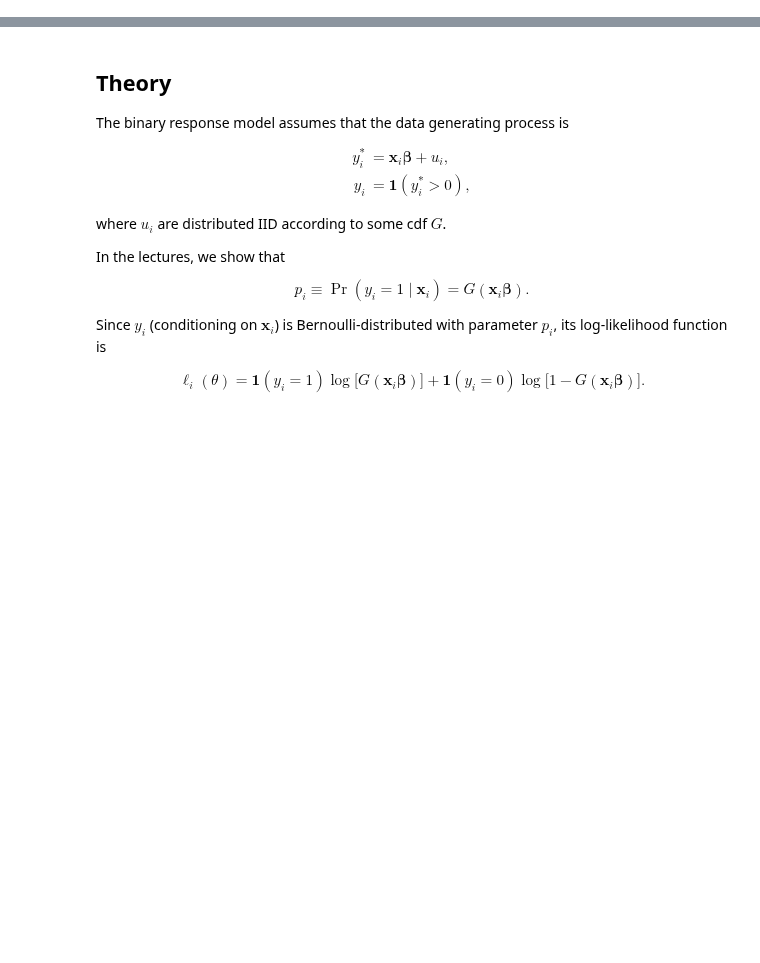
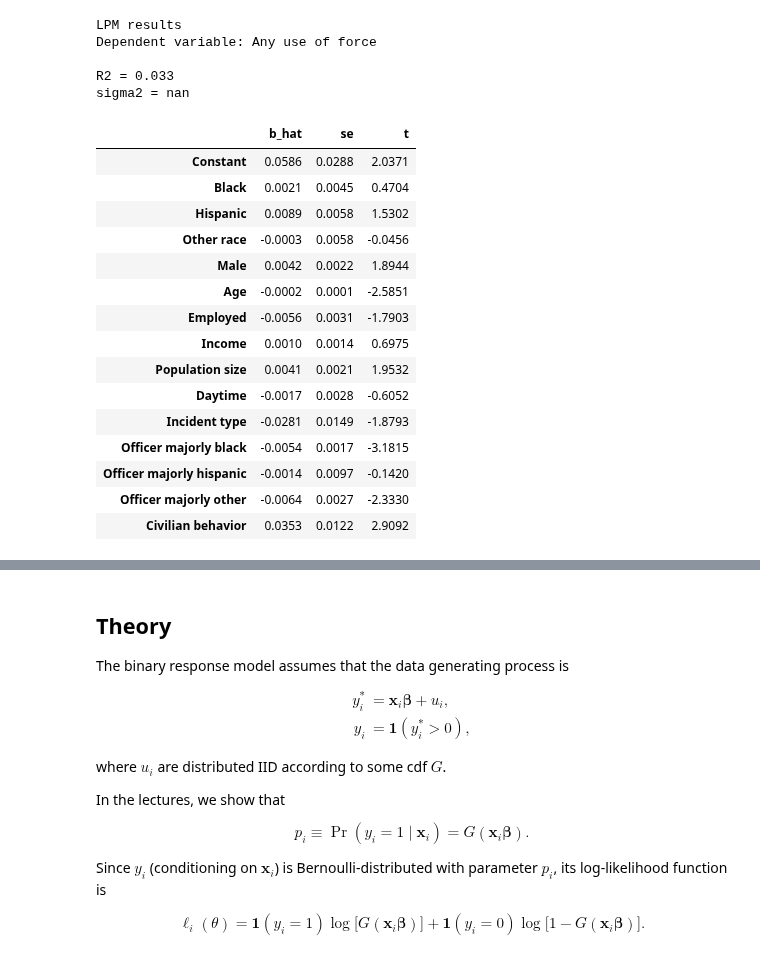
Before and after one commit to anl1313/AME_2025, a Jupyter notebook: Assignments/Project 3/Project 3 kode livia.ipynb, the cells around one changed output, grey strips where cells are left out. Drawn from its saved outputs; the diff is of its cells as text; code cells hidden in the pictures; blank space fills up the shorter version.

```diff
--- a/Assignments/Project 3/Project 3 kode livia.ipynb
+++ b/Assignments/Project 3/Project 3 kode livia.ipynb
@@ -39,0 +63,35 @@ np.count_nonzero(data['anyuseofforce_coded']) / len(data) # corresponding to 0,5
+# %%
+# table with summary statistics conditional on race and interaction
+# a. make columns for each race and full sample
+full_sample = data
+white_only = data[data['swhite'] == 1]
+black_only = data[data['sblack'] == 1]
+hispanic_only = data[data['shisp'] == 1]
+other_only = data[data['sother'] == 1 ]
+groups = [full_sample, white_only, black_only, hispanic_only, other_only]
+group_names = ['Full sample', 'White only', 'Black only', 'Hispanic only', 'Other only']
+variables = ['sage','sempl', 'smale','sincome', 'spop', 'sbehavior', 'omajwhite',
+             'omajblack', 'omajhisp', 'omajother', 'osplit', 'daytime',
+             'inctype_lin', 'anyuseofforce_coded']
+variables_labeled = [labels[var] for var in variables]
+#####################################################
+# create empty dataframe to store summary statistics
+summary_stats = pd.DataFrame(columns=group_names, index=variables_labeled)
+# append two columns for p-values from t-tests between white vs black and hispanic vs white
+summary_stats['p-value (Black vs White)'] = np.nan
+summary_stats['p-value (Hispanic vs White)'] = np.nan
+summary_stats.index.name = 'Variable'
+for i, group in enumerate(groups):
+    summary_stats.iloc[:, i] = group[variables].mean().round(2) #mean
+    # t-test means of black vs white and hispanic vs white
+    if group_names[i] == 'Black only':
+        from scipy.stats import ttest_ind
+        t_stat, p_val = ttest_ind(black_only[variables], white_only[variables], equal_var=False, nan_policy='omit')
+        summary_stats['p-value (Black vs White)'] = p_val.round(2)
+    if group_names[i] == 'Hispanic only':
+        from scipy.stats import ttest_ind
+        t_stat, p_val = ttest_ind(hispanic_only[variables], white_only[variables], equal_var=False, nan_policy='omit')
+        summary_stats['p-value (Hispanic vs White)'] = p_val.round(2)
+
+#####################################################
+summary_stats.to_latex('summary_stats.tex', index=True, decimal=',', float_format="%.2f")
@@ -39,0 +210,27 @@ np.count_nonzero(data['anyuseofforce_coded']) / len(data) # corresponding to 0,5
+# %%
+# set up Linear probability model
+linear_model = lm.estimate(y, X, robust_se=True)
+ols_tab = lm.print_table((y_lab, x_lab), linear_model, title='LPM results')
+ols_tab
+# %% [output]
+LPM results
+Dependent variable: Any use of force
+
+R2 = 0.033
+sigma2 = nan
+|  | b_hat | se | t |
+| Constant | 0.0586 | 0.0288 | 2.0371 |
+| Black | 0.0021 | 0.0045 | 0.4704 |
+| Hispanic | 0.0089 | 0.0058 | 1.5302 |
+| Other race | -0.0003 | 0.0058 | -0.0456 |
+| Male | 0.0042 | 0.0022 | 1.8944 |
+| Age | -0.0002 | 0.0001 | -2.5851 |
+| Employed | -0.0056 | 0.0031 | -1.7903 |
+| Income | 0.0010 | 0.0014 | 0.6975 |
+| Population size | 0.0041 | 0.0021 | 1.9532 |
+| Daytime | -0.0017 | 0.0028 | -0.6052 |
+| Incident type | -0.0281 | 0.0149 | -1.8793 |
+| Officer majorly black | -0.0054 | 0.0017 | -3.1815 |
+| Officer majorly hispanic | -0.0014 | 0.0097 | -0.1420 |
+| Officer majorly other | -0.0064 | 0.0027 | -2.3330 |
+| Civilian behavior | 0.0353 | 0.0122 | 2.9092 |
```
Also changed, not shown: parts of 14 cells of this notebook, 1 other file.
